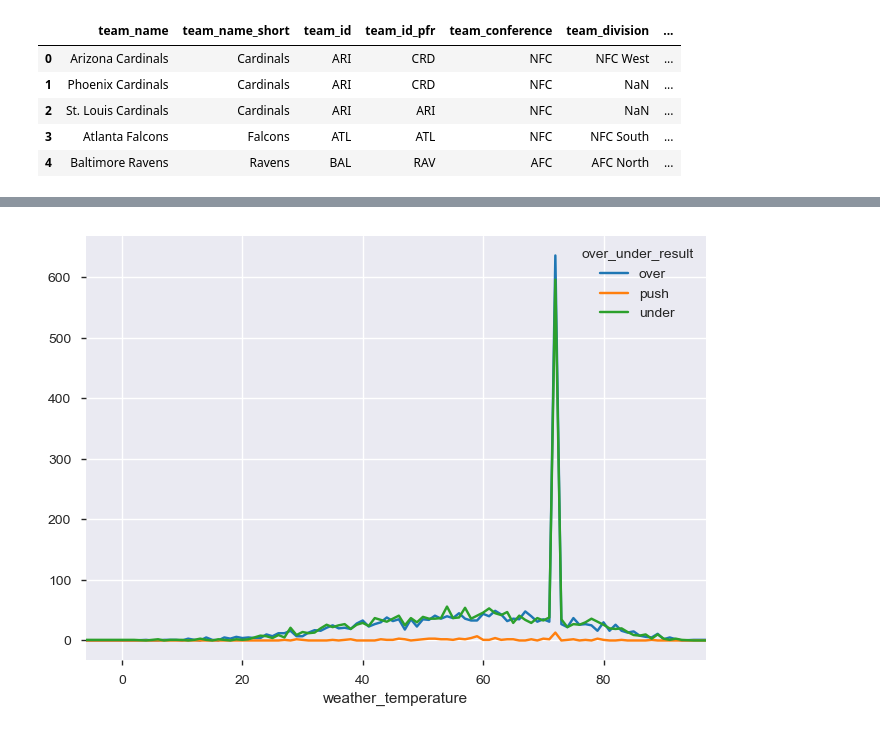
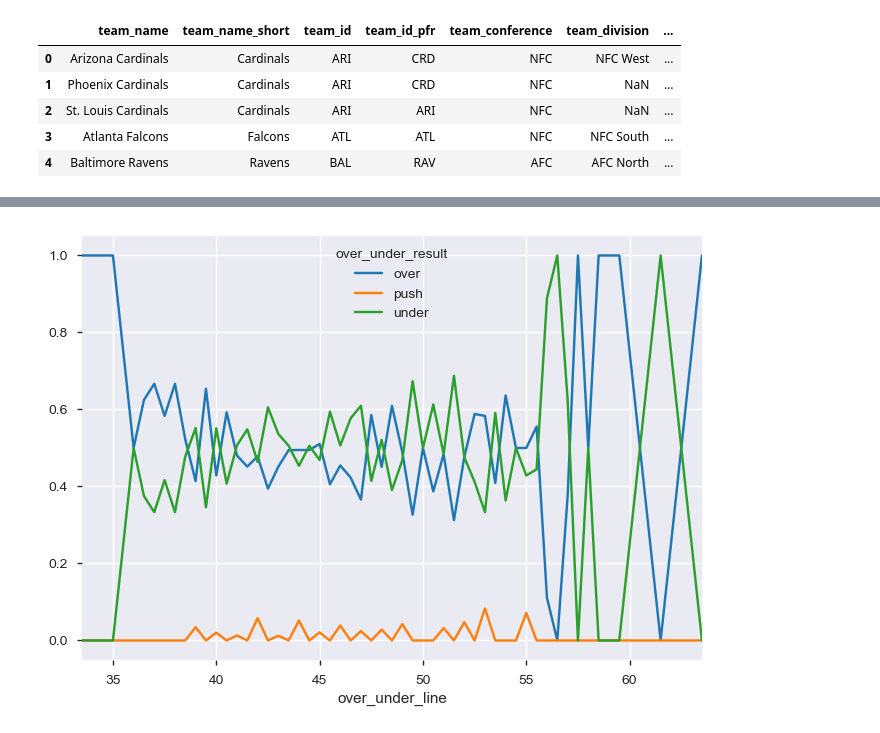
Before and after one commit to ortsed/mod5_project, a Jupyter notebook: NFL Betting Sandbox.ipynb, the cells around one changed output, grey strips where cells are left out. Cells and saved outputs as stored; diff of their text form; code cells hidden in the pictures.

```diff
--- a/NFL Betting Sandbox.ipynb
+++ b/NFL Betting Sandbox.ipynb
@@ -173,4 +204,5 @@ pd.crosstab(score_Data_after_2000.over_under_line, score_Data_after_2000.over_un
-# %%
-pd.crosstab(score_Data_after_2000.weather_temperature, score_Data_after_2000.over_under_result).plot();
-# %% [output]
-[figure, removed]
+# %%
+ct = pd.crosstab(data_filtered.over_under_line, data_filtered.over_under_result) #.plot();
+ct.div(np.sum(ct, axis=1), axis=0).plot();
+# %% [output]
+[figure, added]
```
Also changed, not shown: parts of 31 cells of this notebook, 1 other file.
